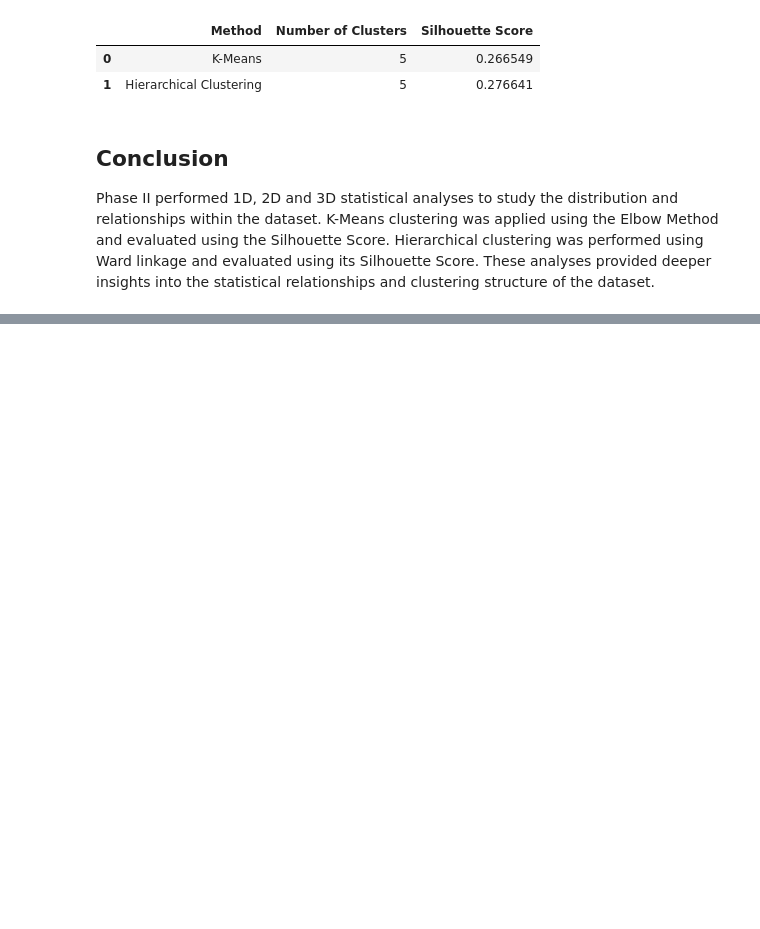
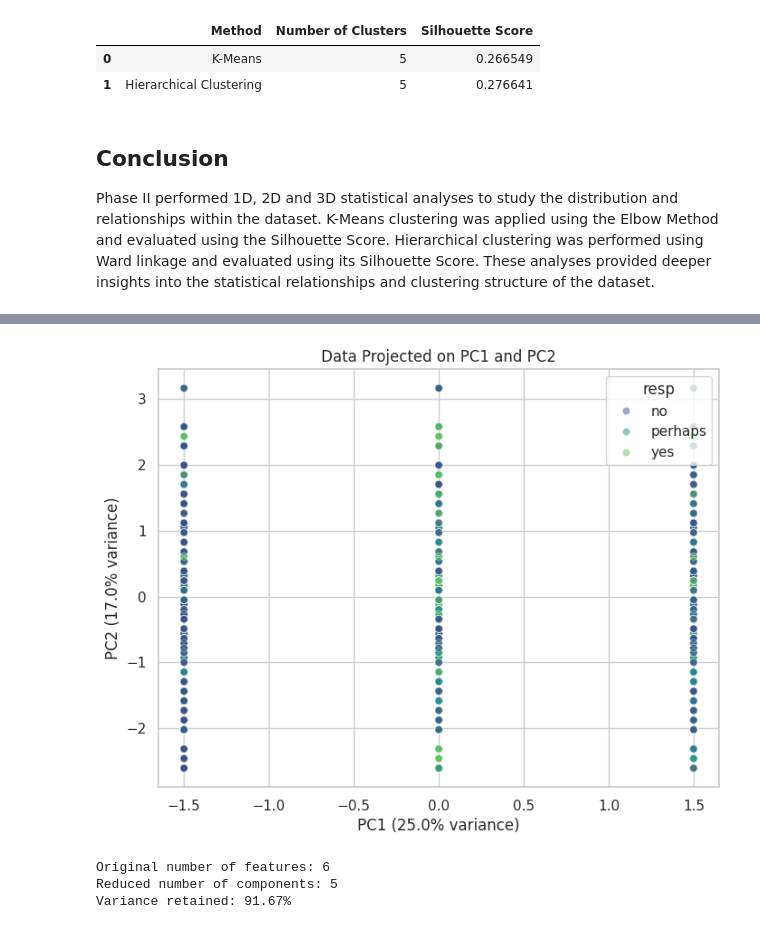
Before and after one commit to Ishita1609/Ishita-Singh, a Jupyter notebook: EDA_Phase1.ipynb, the cells around one changed output, grey strips where cells are left out. Drawn from its saved outputs; the diff is of its cells as text; code cells hidden in the pictures; blank space fills up the shorter version.

```diff
--- a/EDA_Phase1.ipynb
+++ b/EDA_Phase1.ipynb
@@ -686,0 +857,35 @@ These analyses provided deeper insights into the statistical relationships and c
+# %%
+pc_df = pd.DataFrame(X_pca[:, :2], columns=["PC1", "PC2"])
+pc_df["resp"] = y.map({0: "no", 1: "perhaps", 2: "yes"}).values
+
+plt.figure(figsize=(8, 6))
+
+sns.scatterplot(
+    data=pc_df,
+    x="PC1",
+    y="PC2",
+    hue="resp",
+    hue_order=["no", "perhaps", "yes"],
+    palette="viridis",
+    alpha=0.5
+)
+
+plt.title("Data Projected on PC1 and PC2")
+plt.xlabel(f"PC1 ({pca.explained_variance_ratio_[0]*100:.1f}% variance)")
+plt.ylabel(f"PC2 ({pca.explained_variance_ratio_[1]*100:.1f}% variance)")
+
+plt.show()
+# %% [output]
+[figure, added]
+# %%
+pca_reduced = PCA(n_components=n_80, random_state=42)
+
+X_reduced = pca_reduced.fit_transform(X_scaled)
+
+print("Original number of features:", X_scaled.shape[1])
+print("Reduced number of components:", X_reduced.shape[1])
+print("Variance retained: {:.2f}%".format(pca_reduced.explained_variance_ratio_.sum() * 100))
+# %% [output]
+Original number of features: 6
+Reduced number of components: 5
+Variance retained: 91.67%
```
Also changed, not shown: parts of 20 cells of this notebook.
